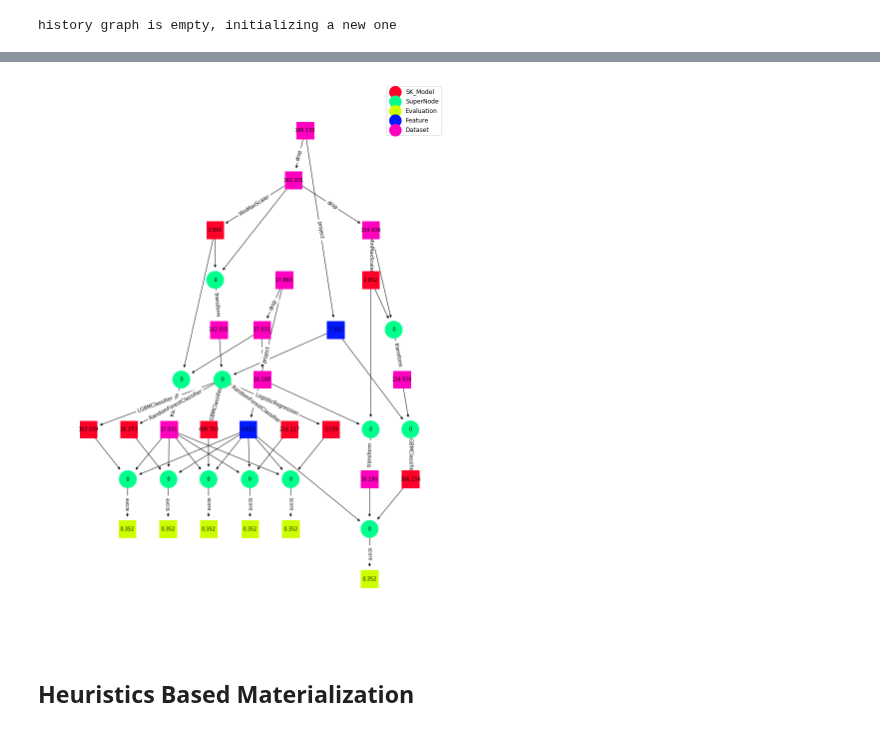
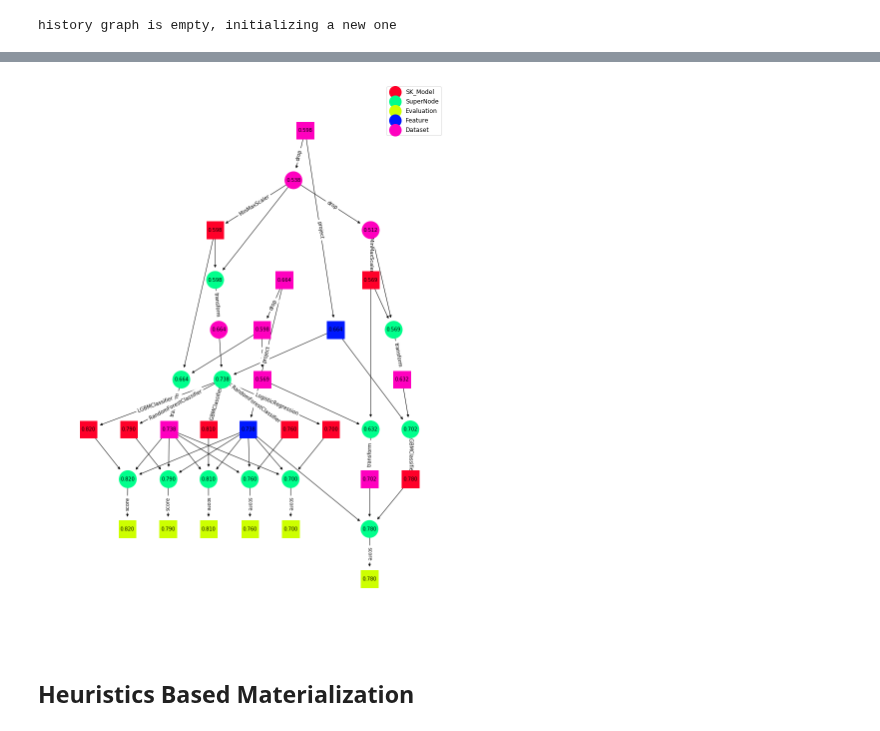
Before and after one commit to dbehrouz/ml-workload-optimization, a Jupyter notebook: code/jupyter/experiment_graph/playground/materialization_test.ipynb, the cells around one changed output, grey strips where cells are left out. Drawn from its saved outputs; the diff is of its cells as text; code cells hidden in the pictures.

```diff
--- a/code/jupyter/experiment_graph/playground/materialization_test.ipynb
+++ b/code/jupyter/experiment_graph/playground/materialization_test.ipynb
@@ -196,8 +198,8 @@ from experiment_graph.materialization_algorithms.materialization_methods import
 # %%
 
-ee.history_graph.plot_graph(plt, figsize=(14,20), labels_for_vertex=['size'], labels_for_edges=['name'], vertex_size=1200)
+ee.history_graph.plot_graph(plt, figsize=(14,20), labels_for_vertex=['potential'], labels_for_edges=['name'], vertex_size=1200)
 # %% [output]
-[figure, old version]
+[figure, new version]
 # %%
 import copy
 ee_storage_aware = copy.deepcopy(ee)
```
Also changed, not shown: parts of 1 cell of this notebook, 6 other files.
